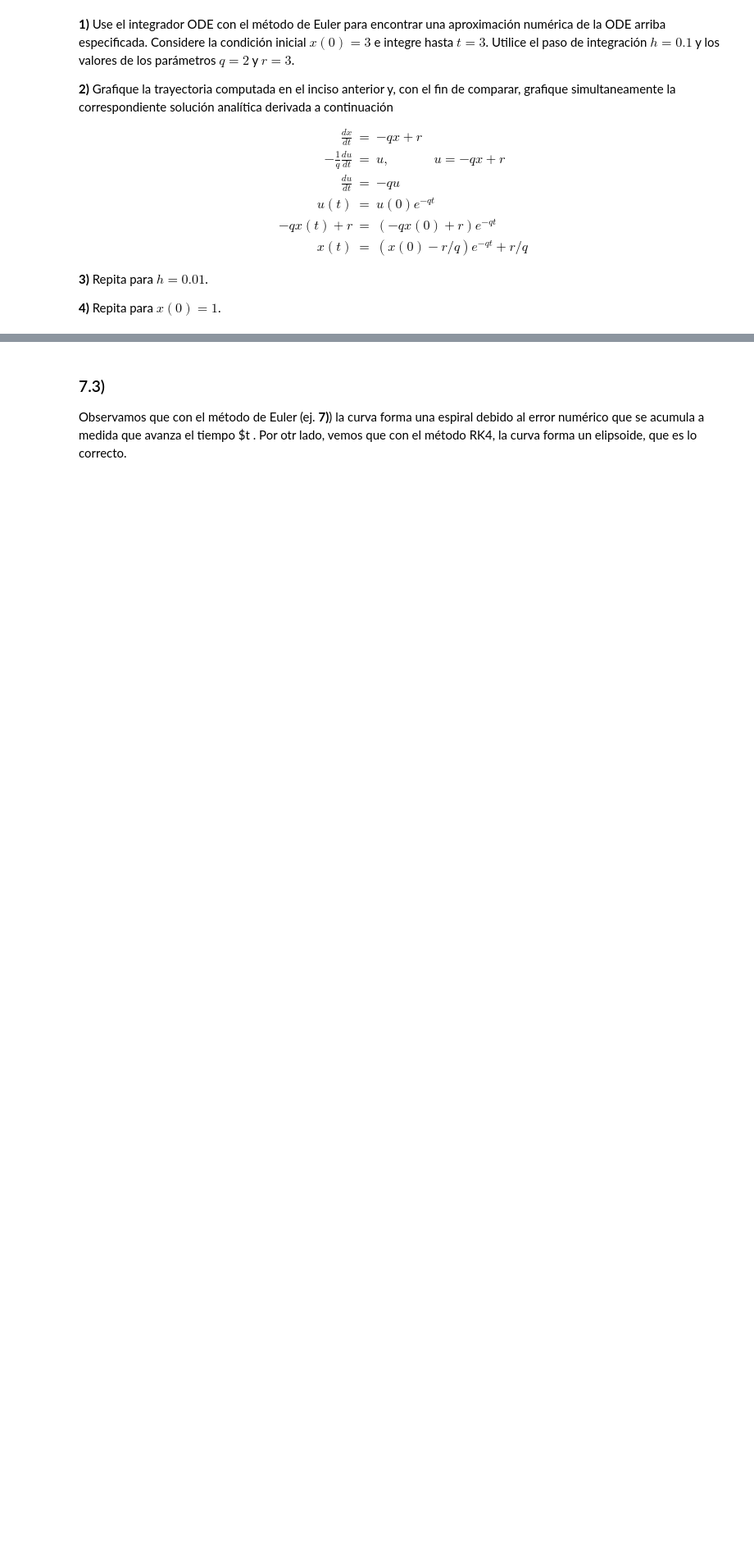
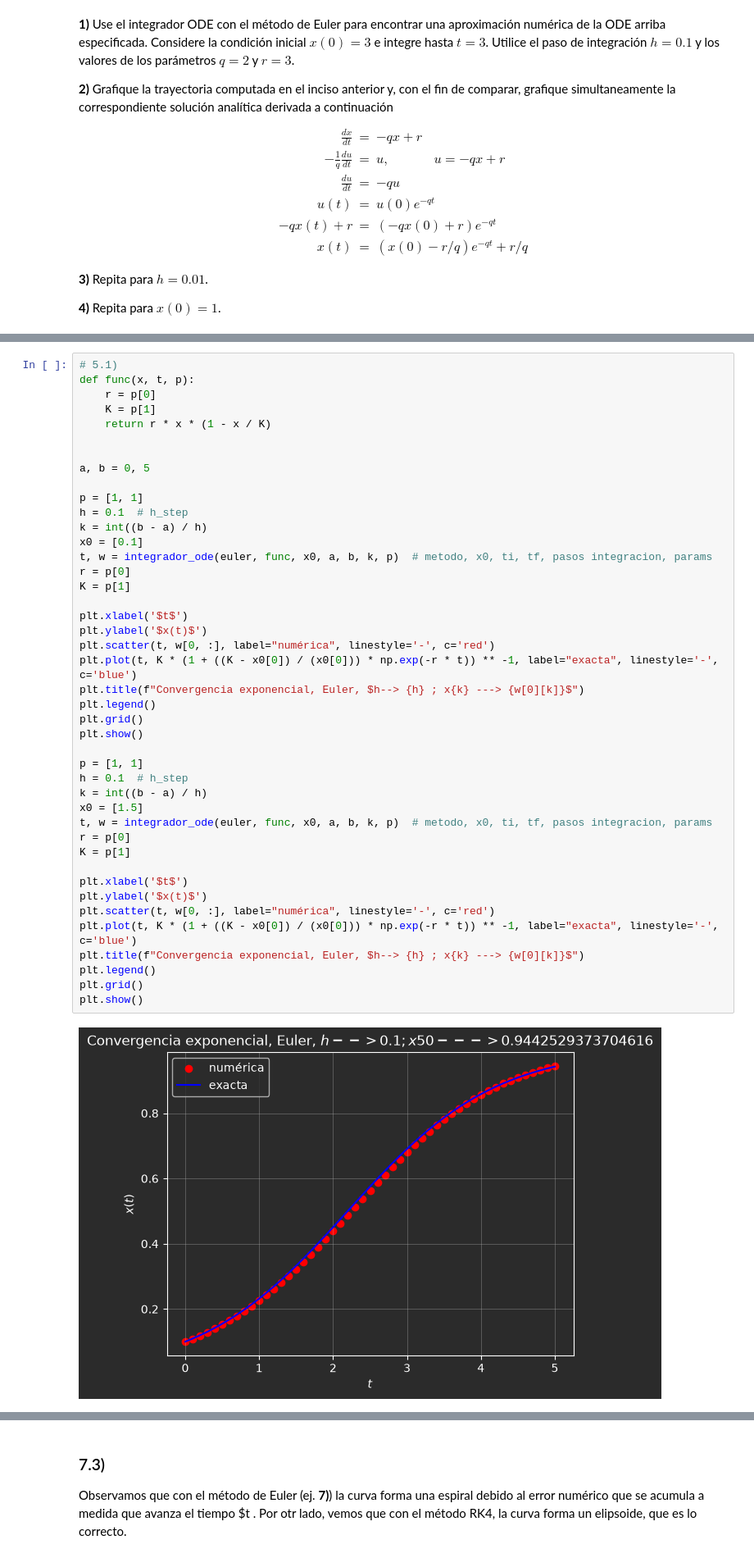
Before and after one commit to alexwicher/RedesNeuronales, a Jupyter notebook: pract4/redes_neuronales_2026_guia_4.ipynb, the cells around one changed output, grey strips where cells are left out. Shown at 82% size. Cells and saved outputs as stored; diff of their text form; blank space fills up the shorter version.

```diff
--- a/pract4/redes_neuronales_2026_guia_4.ipynb
+++ b/pract4/redes_neuronales_2026_guia_4.ipynb
@@ -425,0 +554,45 @@ K\left(1+\frac{K-x(0)}{x(0)}e^{-rt}\right)^{-1}
+# %%
+# 5.1)
+def func(x, t, p):
+    r = p[0]
+    K = p[1]
+    return r * x * (1 - x / K)
+
+
+a, b = 0, 5
+
+p = [1, 1]
+h = 0.1  # h_step
+k = int((b - a) / h)
+x0 = [0.1]
+t, w = integrador_ode(euler, func, x0, a, b, k, p)  # metodo, x0, ti, tf, pasos integracion, params
+r = p[0]
+K = p[1]
+
+plt.xlabel('$t$')
+plt.ylabel('$x(t)$')
+plt.scatter(t, w[0, :], label="numérica", linestyle='-', c='red')
+plt.plot(t, K * (1 + ((K - x0[0]) / (x0[0])) * np.exp(-r * t)) ** -1, label="exacta", linestyle='-', c='blue')
+plt.title(f"Convergencia exponencial, Euler, $h--> {h} ; x{k} ---> {w[0][k]}$")
+plt.legend()
+plt.grid()
+plt.show()
+
+p = [1, 1]
+h = 0.1  # h_step
+k = int((b - a) / h)
+x0 = [1.5]
+t, w = integrador_ode(euler, func, x0, a, b, k, p)  # metodo, x0, ti, tf, pasos integracion, params
+r = p[0]
+K = p[1]
+
+plt.xlabel('$t$')
+plt.ylabel('$x(t)$')
+plt.scatter(t, w[0, :], label="numérica", linestyle='-', c='red')
+plt.plot(t, K * (1 + ((K - x0[0]) / (x0[0])) * np.exp(-r * t)) ** -1, label="exacta", linestyle='-', c='blue')
+plt.title(f"Convergencia exponencial, Euler, $h--> {h} ; x{k} ---> {w[0][k]}$")
+plt.legend()
+plt.grid()
+plt.show()
+# %% [output]
+[figure, added]
```
Also changed, not shown: parts of 18 cells of this notebook, 1 other file.
